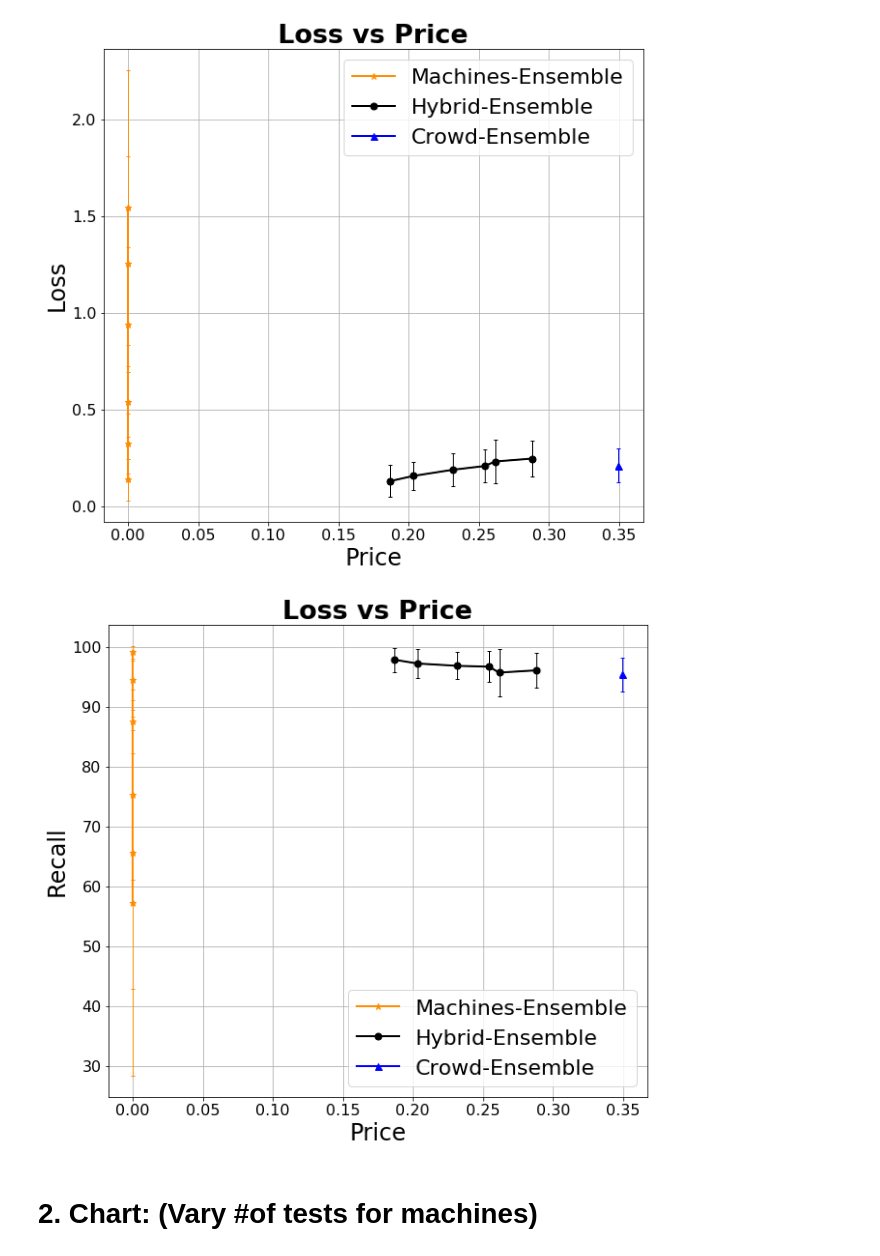
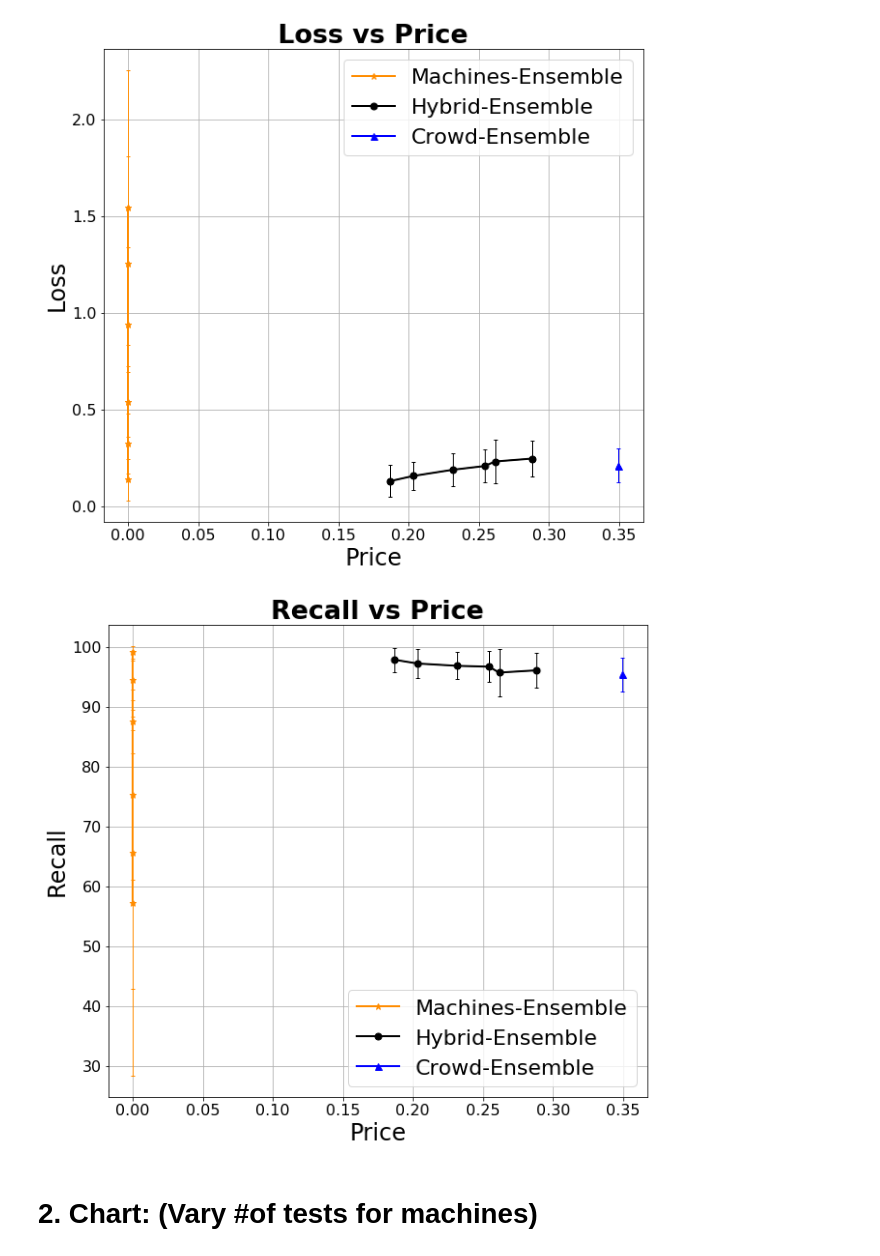
Before and after one commit to Evgeneus/crowd-machine-collaboration-for-item-screening, a Jupyter notebook: data/visualisation_scripts/ hybrid_algorithm_evaluation.ipynb, the cells around one changed output. Drawn from its saved outputs; the diff is of its cells as text; code cells hidden in the pictures.

Commit message:
notebook/charts

```diff
--- a/data/visualisation_scripts/ hybrid_algorithm_evaluation.ipynb
+++ b/data/visualisation_scripts/ hybrid_algorithm_evaluation.ipynb
@@ -106,13 +106,13 @@ plot_chart(data, title)
 # %%
 data = pd.read_csv('../output_data/fig0_base_settings.csv')
 
 data['price_mean'] /= 20
 data['price_std'] /= 20
-title = 'Loss vs Price'
+title = 'Recall vs Price'
 
 plot_chart_recall(data, title)
 # %% [output]
-[figure, old version]
+[figure, new version]
 # %% [markdown]
 # 2. Chart: (Vary #of tests for machines)
 # %% [markdown]
```
Also changed, not shown: parts of 12 cells of this notebook, 1 other file.
